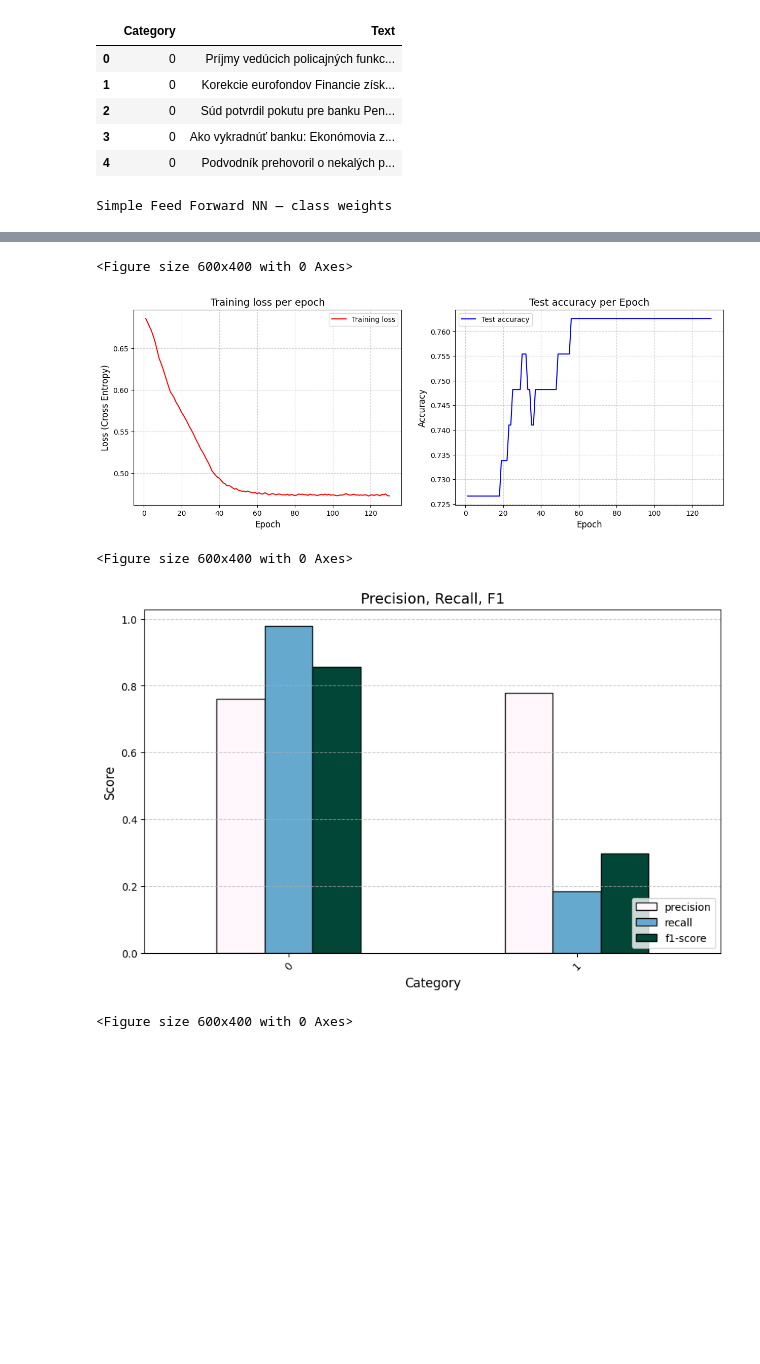
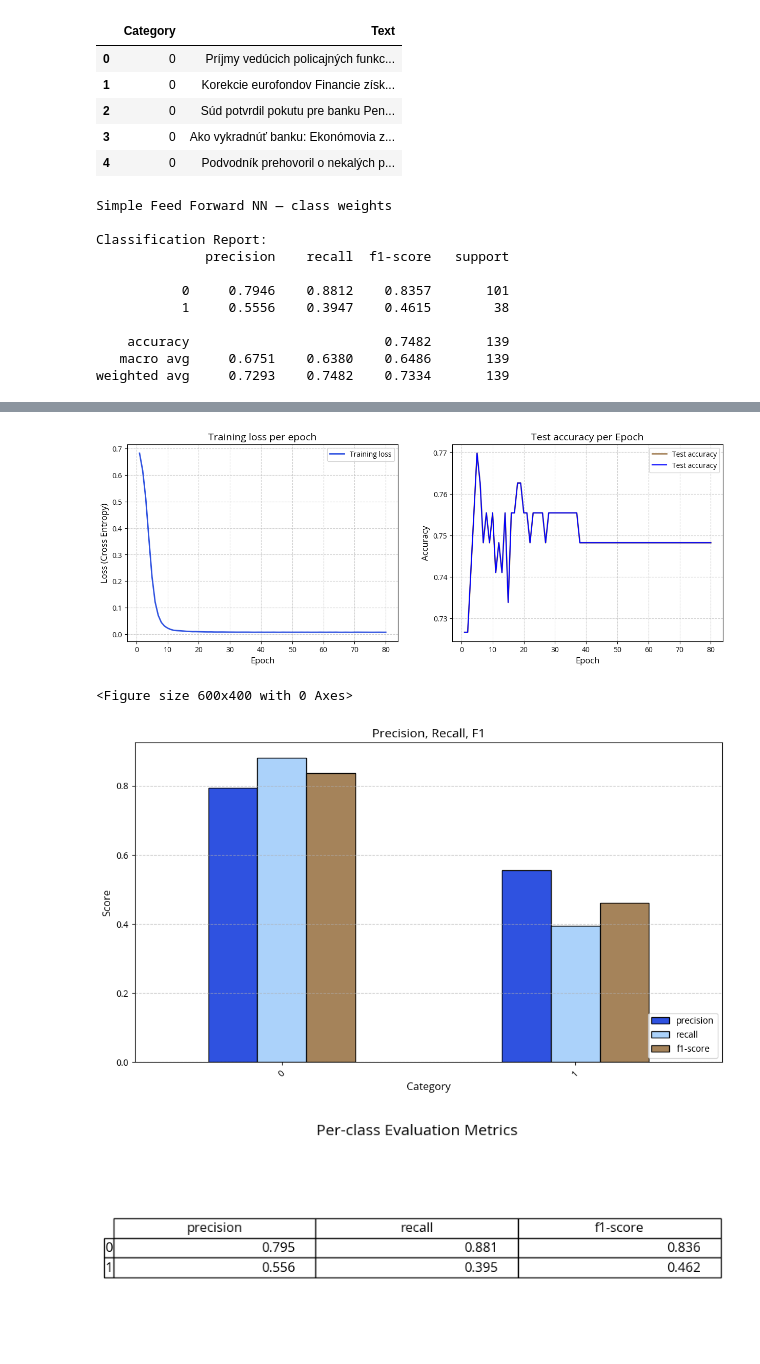
Before and after one commit to kubanova-z/Bachelors-thesis, a Jupyter notebook: NN_improved.ipynb, the cells around one changed output, grey strips where cells are left out. Drawn from its saved outputs; the diff is of its cells as text; code cells hidden in the pictures; blank space fills up the shorter version.

Commit message:
Comparison of models, formatting of plots and changes to focus n finding highest recall for class 1

```diff
--- a/NN_improved.ipynb
+++ b/NN_improved.ipynb
@@ -17,7 +17,19 @@ plt.rcParams['figure.figsize'] = (6, 4)
 DATA_PATH = '/home/xkubanova_126831/bakalarka/nbs_binary/data/ekosentiment_titles_binary.csv'
 # %%
 # helper — build target_names from class_to_idx and call all three plots
+from sklearn.metrics import classification_report
+
+
 def plot_results(class_to_idx, preds, labels, train_losses, test_accs, prefix='nn_'):
+    idx_to_class = {i: cls for cls, i in class_to_idx.items()}
+    target_names = [str(idx_to_class[i]) for i in sorted(idx_to_class.keys())]
+
+    # ================================
+    # CLASSIFICATION REPORT
+    # ================================
+    print("\nClassification Report:")
+    print(classification_report(labels, preds, target_names=target_names, digits=4))
+
     idx_to_class = {i: cls for cls, i in class_to_idx.items()}
     target_names = [str(idx_to_class[i]) for i in sorted(idx_to_class.keys())]
 
@@ -56,8 +68,8 @@ model, class_to_idx, preds, labels, train_losses, test_accs = train_model(
     X_train, y_train, X_test, y_test,
     model_class=TextClassifier,
     model_params={'hidden_dim': 256},
-    epochs=130,
-    lr=1e-4,
+    epochs=80,
+    lr=1e-3,
     class_weights=True,
     use_scheduler=True
 )
@@ -65,3 +77,13 @@ model, class_to_idx, preds, labels, train_losses, test_accs = train_model(
 plot_results(class_to_idx, preds, labels, train_losses, test_accs)
 # %% [output]
 Simple Feed Forward NN — class weights
+
+Classification Report:
+              precision    recall  f1-score   support
+
+           0     0.7946    0.8812    0.8357       101
+           1     0.5556    0.3947    0.4615        38
+
+    accuracy                         0.7482       139
+   macro avg     0.6751    0.6380    0.6486       139
+weighted avg     0.7293    0.7482    0.7334       139
@@ -69,8 +91,7 @@ Simple Feed Forward NN — class weights
+[figure, new version]
 <Figure size 600x400 with 0 Axes>
-[figure, old version]
-<Figure size 600x400 with 0 Axes>
-[figure, old version]
+[figure, new version]
-<Figure size 600x400 with 0 Axes>
+[figure, added]
 # %%
 X_train, X_test, y_train, y_test, vectorizer = prepare_data(df)
 
```
Also changed, not shown: parts of 6 cells of this notebook, 28 other files.
